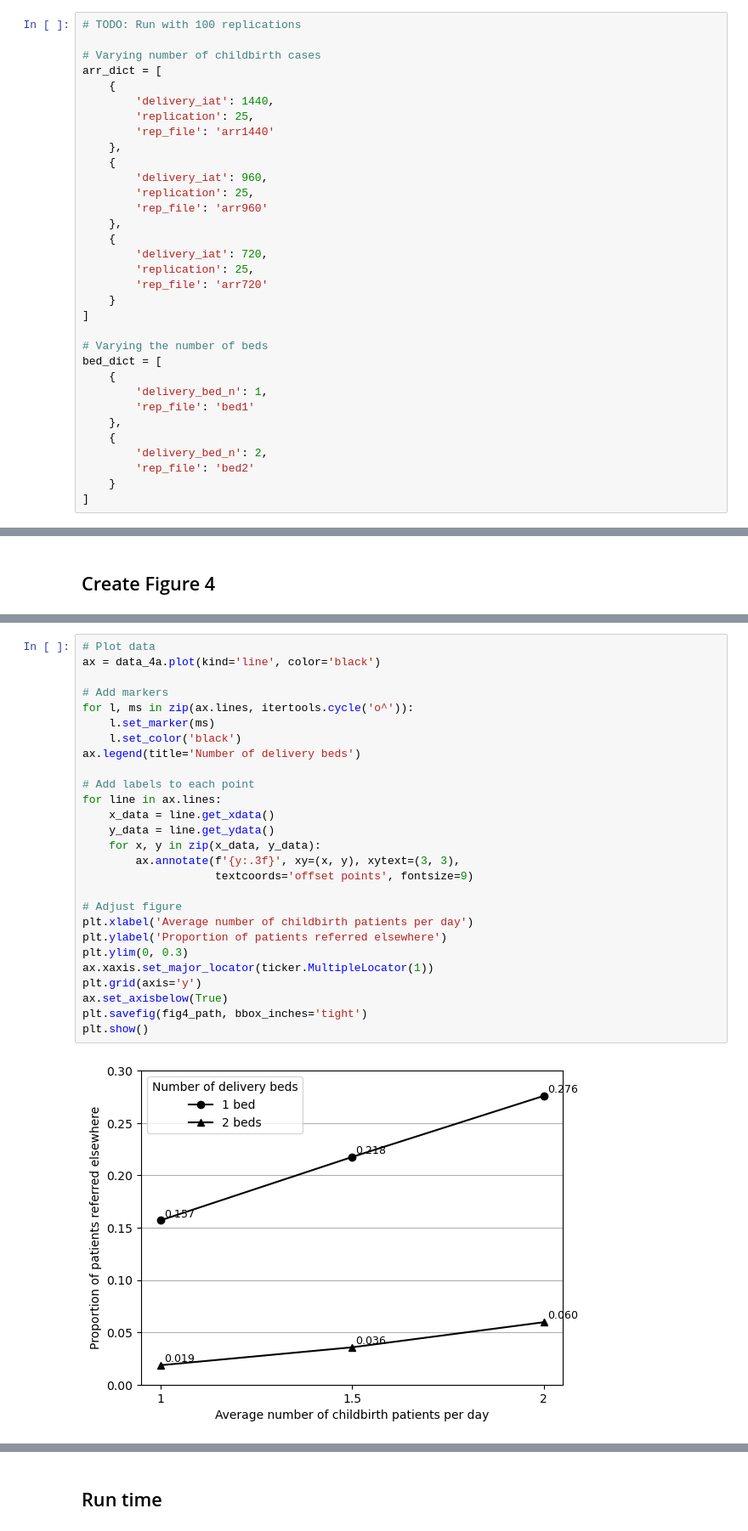
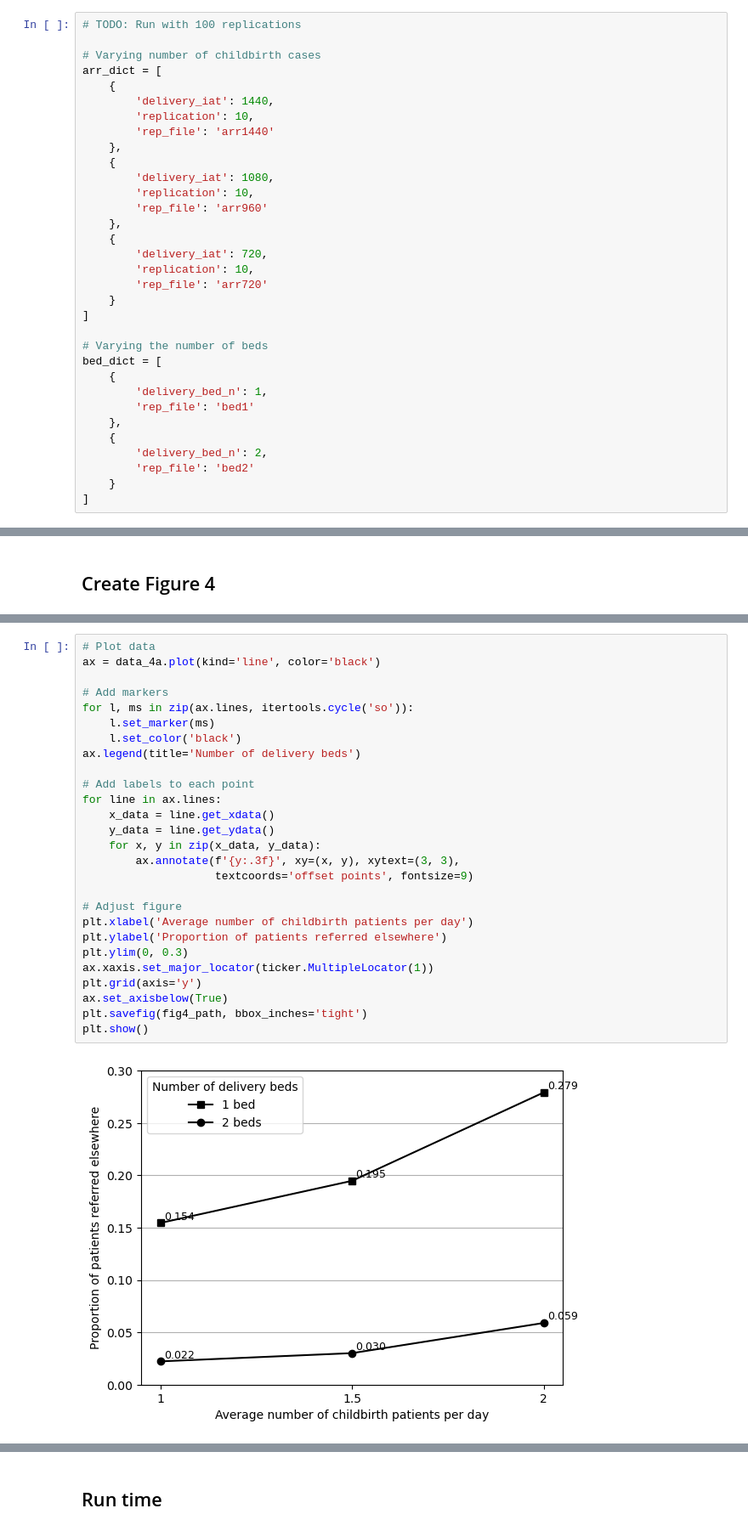
Before and after one commit to pythonhealthdatascience/stars-reproduce-shoaib-2022, a Jupyter notebook: reproduction/reproduce_fig4.ipynb, the cells around one changed output, grey strips where cells are left out. Shown at 85% size. Cells and saved outputs as stored; diff of their text form.

Commit message:
feat(reproduction): :sparkles: figure 4 IAT 1080 instead of 960 (filenames not yet changed)

```diff
--- a/reproduction/reproduce_fig4.ipynb
+++ b/reproduction/reproduce_fig4.ipynb
@@ -41,17 +41,17 @@ fig4_path = os.path.join(output_folder, 'fig4.png')
 arr_dict = [
     {
         'delivery_iat': 1440,
-        'replication': 25,
+        'replication': 10,
         'rep_file': 'arr1440'
     },
     {
-        'delivery_iat': 960,
-        'replication': 25,
+        'delivery_iat': 1080,
+        'replication': 10,
         'rep_file': 'arr960'
     },
     {
         'delivery_iat': 720,
-        'replication': 25,
+        'replication': 10,
         'rep_file': 'arr720'
     }
 ]
@@ -202,29 +202,29 @@ data_4a
 # %%
 # Plot data
 ax = data_4a.plot(kind='line', color='black')
 
 # Add markers
-for l, ms in zip(ax.lines, itertools.cycle('o^')):
+for l, ms in zip(ax.lines, itertools.cycle('so')):
     l.set_marker(ms)
     l.set_color('black')
 ax.legend(title='Number of delivery beds')
 
 # Add labels to each point
 for line in ax.lines:
     x_data = line.get_xdata()
     y_data = line.get_ydata()
     for x, y in zip(x_data, y_data):
         ax.annotate(f'{y:.3f}', xy=(x, y), xytext=(3, 3),
                     textcoords='offset points', fontsize=9)
 
 # Adjust figure
 plt.xlabel('Average number of childbirth patients per day')
 plt.ylabel('Proportion of patients referred elsewhere')
 plt.ylim(0, 0.3)
 ax.xaxis.set_major_locator(ticker.MultipleLocator(1))
 plt.grid(axis='y')
 ax.set_axisbelow(True)
 plt.savefig(fig4_path, bbox_inches='tight')
 plt.show()
 # %% [output]
-[figure, old version]
+[figure, new version]
```
Also changed, not shown: parts of 6 cells of this notebook, 8 other files.
